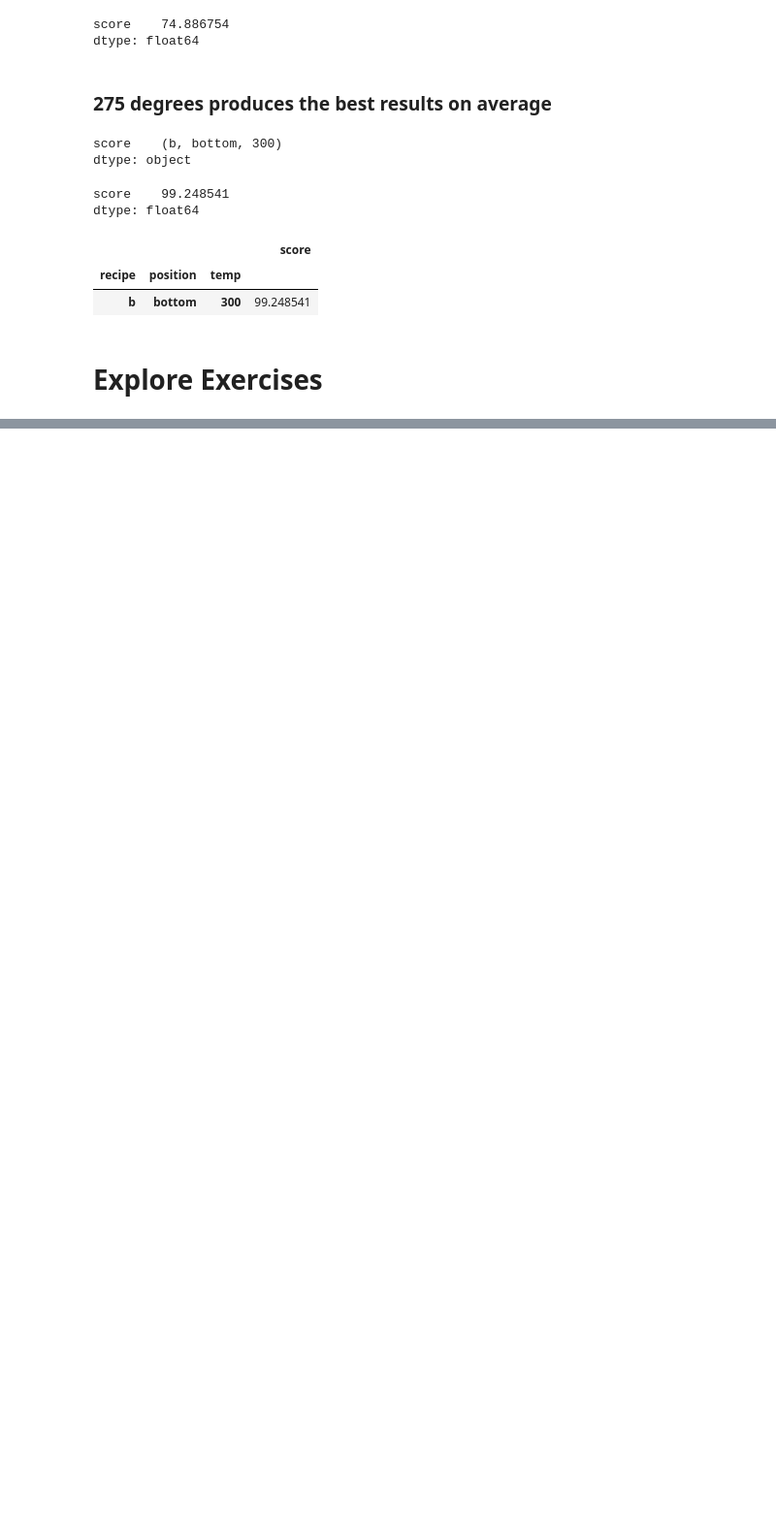
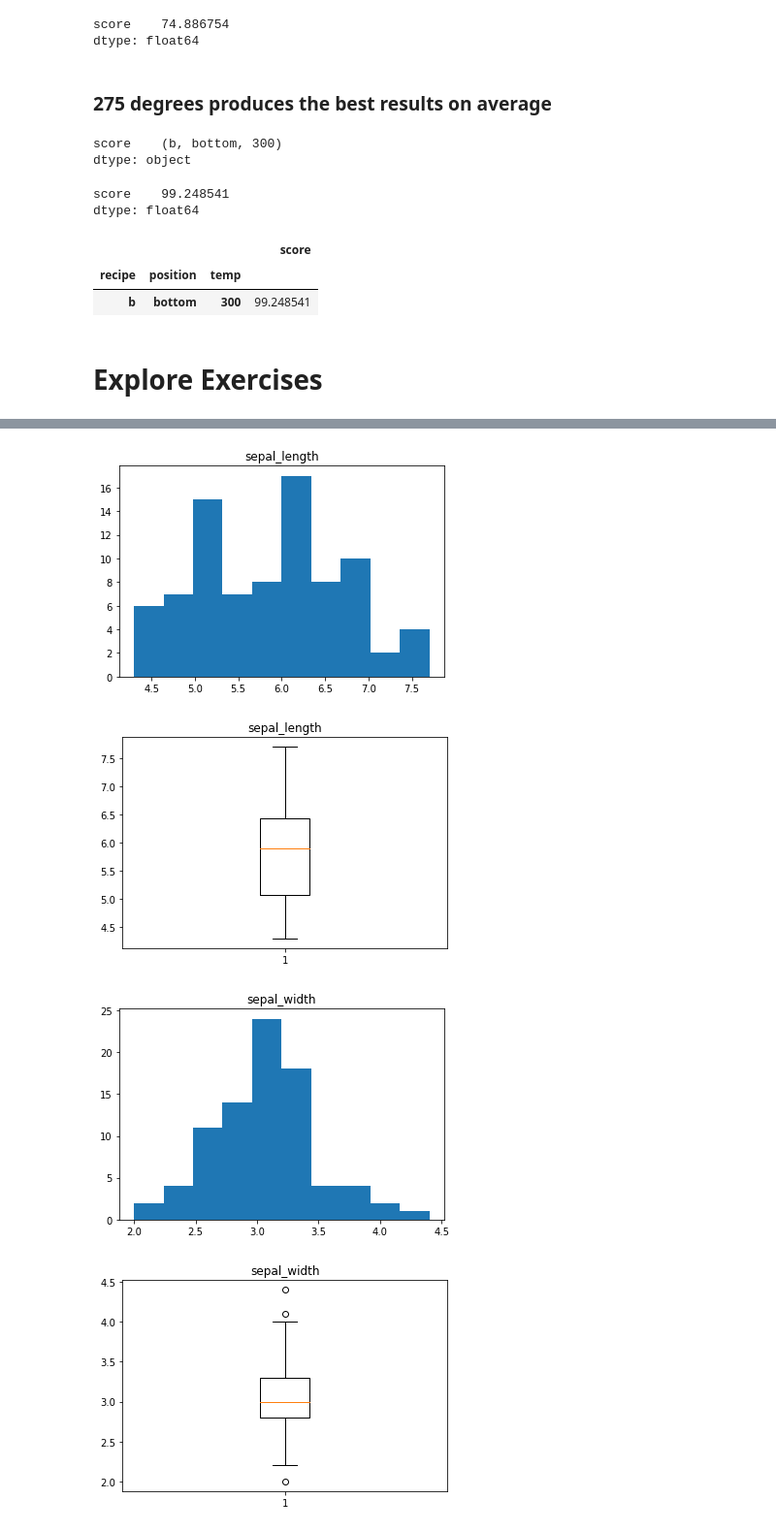
Before and after one commit to Michael-Austin-Mesa/classification-exercises, a Jupyter notebook: classification_exercises.ipynb, the cells around one changed output, grey strips where cells are left out. Shown at 97% size. Drawn from its saved outputs; the diff is of its cells as text; code cells hidden in the pictures; blank space fills up the shorter version.

```diff
--- a/classification_exercises.ipynb
+++ b/classification_exercises.ipynb
@@ -1063,0 +1085,3 @@ df.groupby(['recipe', 'position', 'temp']).mean().sort_values('score').tail(1)
+# %%
+df = get_data()
+df.head()
@@ -1063,0 +1095,7 @@ df.groupby(['recipe', 'position', 'temp']).mean().sort_values('score').tail(1)
+# %%
+def prep_iris_inline(df):
+    df = df.rename(columns={'species_name':'species'})
+    df = df.drop(columns=['measurement_id', 'species_id'])
+    return df
+# %%
+df = prep_iris_inline(df)
@@ -1063,0 +1128,5 @@ df.groupby(['recipe', 'position', 'temp']).mean().sort_values('score').tail(1)
+# %%
+# 80/20 train test split
+train, test = train_test_split(df, train_size=0.8, random_state=1349, stratify=df.species)
+# 70/30 train validate split
+train, validate = train_test_split(train, train_size=0.7, random_state=1349, stratify=train.species)
@@ -1063,0 +1175,14 @@ df.groupby(['recipe', 'position', 'temp']).mean().sort_values('score').tail(1)
+# %%
+num_cols = train.columns[[train[col].dtype == 'float64' for col in train.columns]]
+for col in num_cols:
+    plt.hist(train[col])
+    plt.title(col)
+    plt.show()
+    plt.boxplot(train[col])
+    plt.title(col)
+    plt.show()
+# %% [output]
+[figure, added]
+[figure, added]
+[figure, added]
+[figure, added]
```
Also changed, not shown: parts of 59 cells of this notebook.
